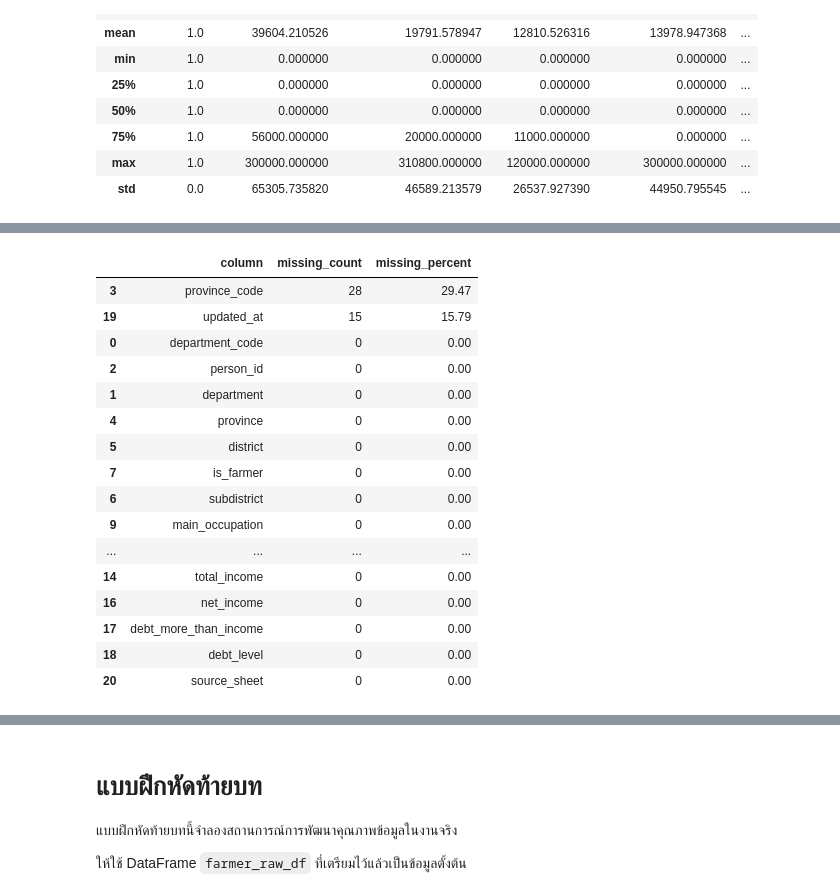
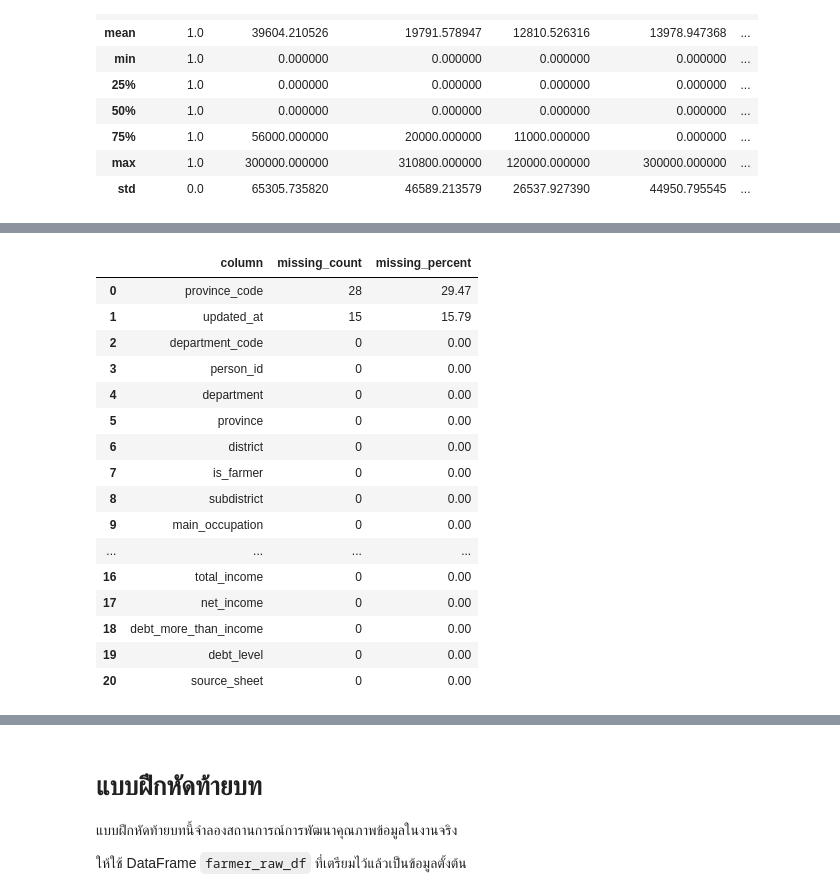
Before and after one commit to vivatbdi/MSDHS_OJT, a Jupyter notebook: py-jupyter_docker/course/day3/10_data_wrangling.ipynb, the cells around one changed output, grey strips where cells are left out. Saved outputs shown, nothing was run; the diff lists cells and outputs as text; code cells hidden in the pictures.

```diff
--- a/py-jupyter_docker/course/day3/10_data_wrangling.ipynb
+++ b/py-jupyter_docker/course/day3/10_data_wrangling.ipynb
@@ -684,3 +634,0 @@ def classify_debt_level(total_debt):
-# %%
-farmer_clean_df["debt_level"] = farmer_clean_df["total_debt"].apply(classify_debt_level)
-farmer_clean_df[["total_debt", "debt_level"]].head()
@@ -749,0 +958,7 @@ farmer_analysis_df.head()
+# %%
+farmer_clean_df["debt_level"] = (
+    farmer_clean_df[
+        "total_debt"
+    ]
+    .apply(classify_debt_level)
+)
@@ -749,0 +1031,9 @@ farmer_analysis_df.head()
+# %%
+farmer_analysis_df = (
+    farmer_clean_df[
+        analysis_columns
+    ]
+    .copy()
+)
+
+farmer_analysis_df.head()
@@ -817,26 +1146,52 @@ Clean data shape: (95, 21)
 # %%
-final_missing_summary = pd.DataFrame({
-    "column": farmer_analysis_df.columns,
-    "missing_count": farmer_analysis_df.isna().sum().values,
-    "missing_percent": (farmer_analysis_df.isna().mean() * 100).round(2).values }
+final_missing_summary = pd.DataFrame(
+    {
+        "column": (
+            farmer_analysis_df
+            .columns
+        ),
+        "missing_count": (
+            farmer_analysis_df
+            .isna()
+            .sum()
+            .values
+        ),
+        "missing_percent": (
+            farmer_analysis_df
+            .isna()
+            .mean()
+            .mul(100)
+            .round(2)
+            .values
+        ),
+    }
 )
 
-final_missing_summary.sort_values("missing_percent", ascending=False)
+final_missing_summary = (
+    final_missing_summary
+    .sort_values(
+        "missing_percent",
+        ascending=False,
+    )
+    .reset_index(drop=True)
+)
+
+final_missing_summary
 # %% [output]
 |  | column | missing_count | missing_percent |
-| 3 | province_code | 28 | 29.47 |
-| 19 | updated_at | 15 | 15.79 |
-| 0 | department_code | 0 | 0.00 |
-| 2 | person_id | 0 | 0.00 |
-| 1 | department | 0 | 0.00 |
-| 4 | province | 0 | 0.00 |
-| 5 | district | 0 | 0.00 |
+| 0 | province_code | 28 | 29.47 |
+| 1 | updated_at | 15 | 15.79 |
+| 2 | department_code | 0 | 0.00 |
+| 3 | person_id | 0 | 0.00 |
+| 4 | department | 0 | 0.00 |
+| 5 | province | 0 | 0.00 |
+| 6 | district | 0 | 0.00 |
 | 7 | is_farmer | 0 | 0.00 |
-| 6 | subdistrict | 0 | 0.00 |
+| 8 | subdistrict | 0 | 0.00 |
 | 9 | main_occupation | 0 | 0.00 |
 | ... | ... | ... | ... |
-| 14 | total_income | 0 | 0.00 |
-| 16 | net_income | 0 | 0.00 |
-| 17 | debt_more_than_income | 0 | 0.00 |
-| 18 | debt_level | 0 | 0.00 |
+| 16 | total_income | 0 | 0.00 |
+| 17 | net_income | 0 | 0.00 |
+| 18 | debt_more_than_income | 0 | 0.00 |
+| 19 | debt_level | 0 | 0.00 |
 | 20 | source_sheet | 0 | 0.00 |
```
Also changed, not shown: parts of 193 cells of this notebook.
